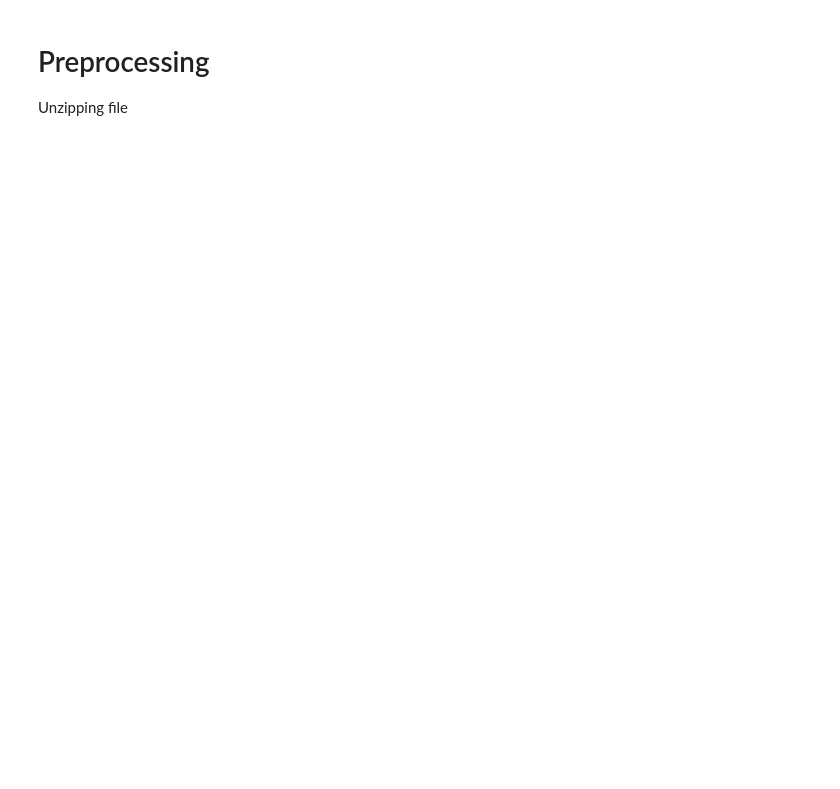
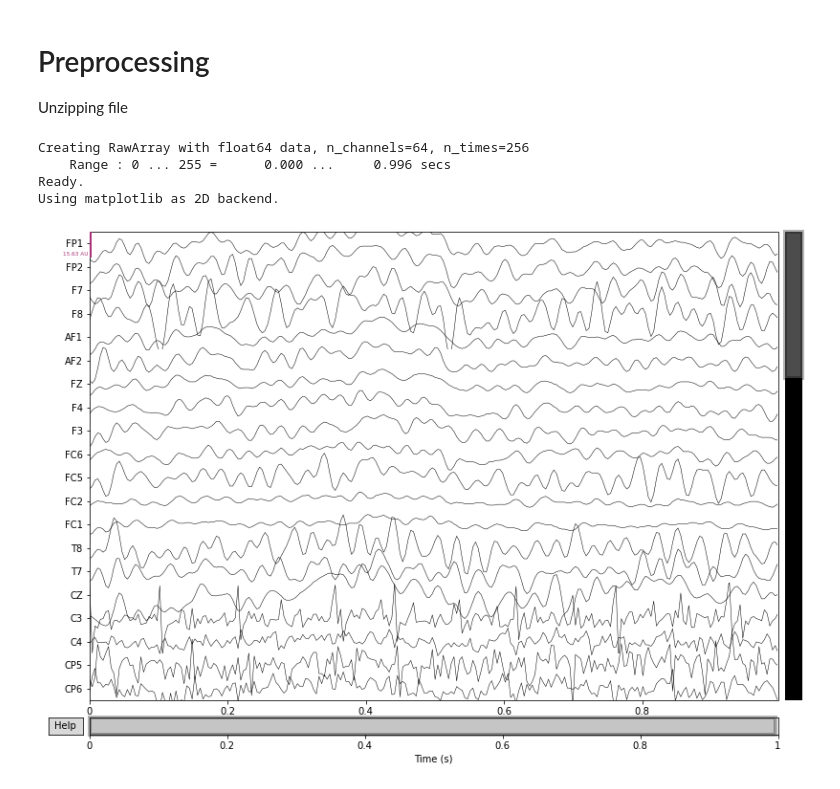
Before and after one commit to Fulkyhariz/EEG-Alcohol-Classification, a Jupyter notebook: Transformasi.ipynb, the cells around one changed output. Cells and saved outputs as stored; diff of their text form; code cells hidden in the pictures; blank space fills up the shorter version.

```diff
--- a/Transformasi.ipynb
+++ b/Transformasi.ipynb
@@ -75,3 +75,39 @@ def extract_text(directory):
             metadata.to_csv(des_path)
 # %%
 extract_text('SMNI_CMI_TRAIN_EXTRACTED')
+# %%
+import numpy as np
+import pandas as pd
+import mne
+import matplotlib
+import matplotlib.pyplot as plt
+
+matplotlib.use('Qt5Agg')
+plt.ion()
+
+data_column = [x for x in range(0,256)]
+
+# Read the CSV file as a NumPy array
+data = np.loadtxt('out.csv', delimiter=',', skiprows=1, usecols=tuple([x+3 for x in data_column]))
+raw_data = pd.read_csv('out.csv')
+
+# Some information about the channels
+ch_names = raw_data['Channel'].tolist()
+
+# Sampling rate of the Nautilus machine
+sfreq = 256  # Hz
+
+# Create the info structure needed by MNE
+info = mne.create_info(ch_names, sfreq)
+
+# Finally, create the Raw object
+raw = mne.io.RawArray(data, info)
+
+# Plot it!
+raw.plot()
+# %% [output]
+Creating RawArray with float64 data, n_channels=64, n_times=256
+    Range : 0 ... 255 =      0.000 ...     0.996 secs
+Ready.
+Using matplotlib as 2D backend.
+[figure, added]
```
Also changed, not shown: parts of 1 cell of this notebook, 37 other files.
